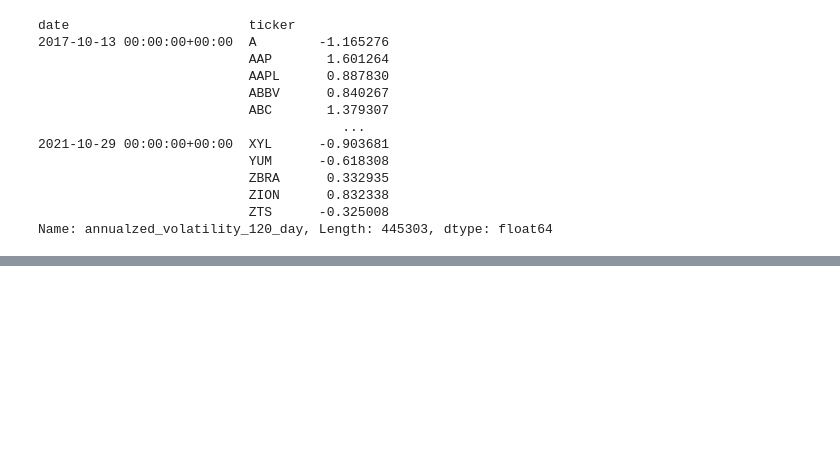
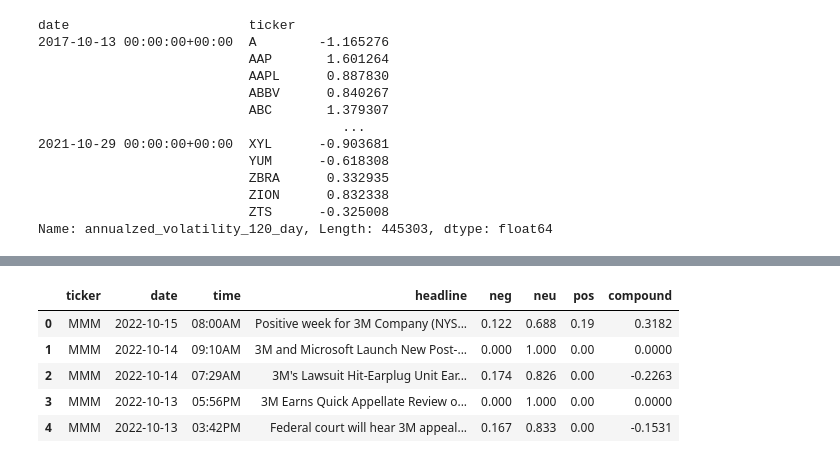
Before and after one commit to nmaiorana/svi-trading-tools, a Jupyter notebook: tools/experimentation.ipynb, the cells around one changed output, grey strips where cells are left out. Drawn from its saved outputs; the diff is of its cells as text; code cells hidden in the pictures; blank space fills up the shorter version.

```diff
--- a/tools/experimentation.ipynb
+++ b/tools/experimentation.ipynb
@@ -658,0 +789,23 @@ class AmeritradeRest:
+# %%
+# Instantiate the sentiment intensity analyzer
+vader = SentimentIntensityAnalyzer()
+# Set column names
+columns = ['ticker', 'date', 'time', 'headline']
+# Convert the parsed_news list into a DataFrame called 'parsed_and_scored_news'
+parsed_and_scored_news = pd.DataFrame(parsed_news, columns=columns)
+# Iterate through the headlines and get the polarity scores using vader
+scores = parsed_and_scored_news['headline'].apply(vader.polarity_scores).tolist()
+# Convert the 'scores' list of dicts into a DataFrame
+scores_df = pd.DataFrame(scores)
+# Join the DataFrames of the news and the list of dicts
+parsed_and_scored_news = parsed_and_scored_news.join(scores_df, rsuffix='_right')
+# Convert the date column from string to datetime
+parsed_and_scored_news['date'] = pd.to_datetime(parsed_and_scored_news.date).dt.date
+parsed_and_scored_news.head()
+# %% [output]
+|  | ticker | date | time | headline | neg | neu | pos | compound |
+| 0 | MMM | 2022-10-15 | 08:00AM | Positive week for 3M Company (NYS... | 0.122 | 0.688 | 0.19 | 0.3182 |
+| 1 | MMM | 2022-10-14 | 09:10AM | 3M and Microsoft Launch New Post-... | 0.000 | 1.000 | 0.00 | 0.0000 |
+| 2 | MMM | 2022-10-14 | 07:29AM | 3M's Lawsuit Hit-Earplug Unit Ear... | 0.174 | 0.826 | 0.00 | -0.2263 |
+| 3 | MMM | 2022-10-13 | 05:56PM | 3M Earns Quick Appellate Review o... | 0.000 | 1.000 | 0.00 | 0.0000 |
+| 4 | MMM | 2022-10-13 | 03:42PM | Federal court will hear 3M appeal... | 0.167 | 0.833 | 0.00 | -0.1531 |
```
Also changed, not shown: parts of 9 cells of this notebook, 12 other files.
